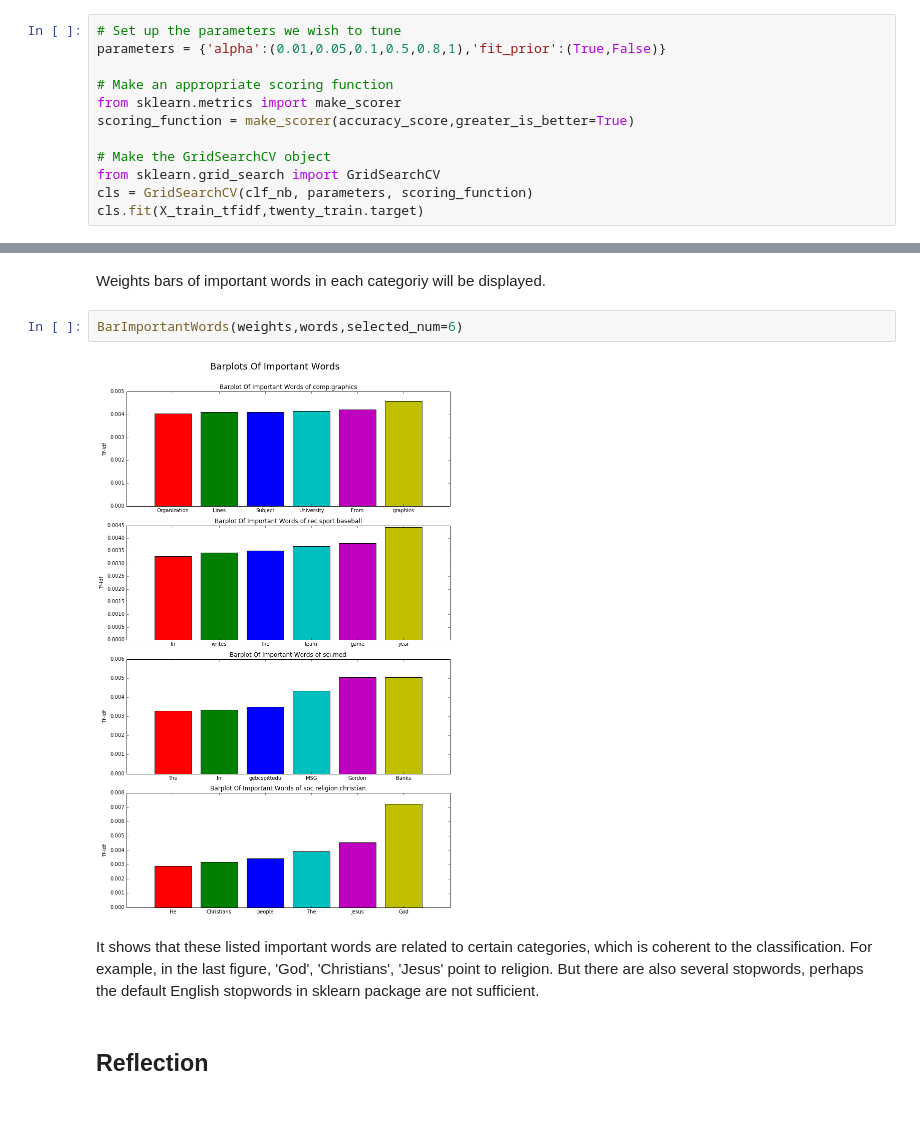
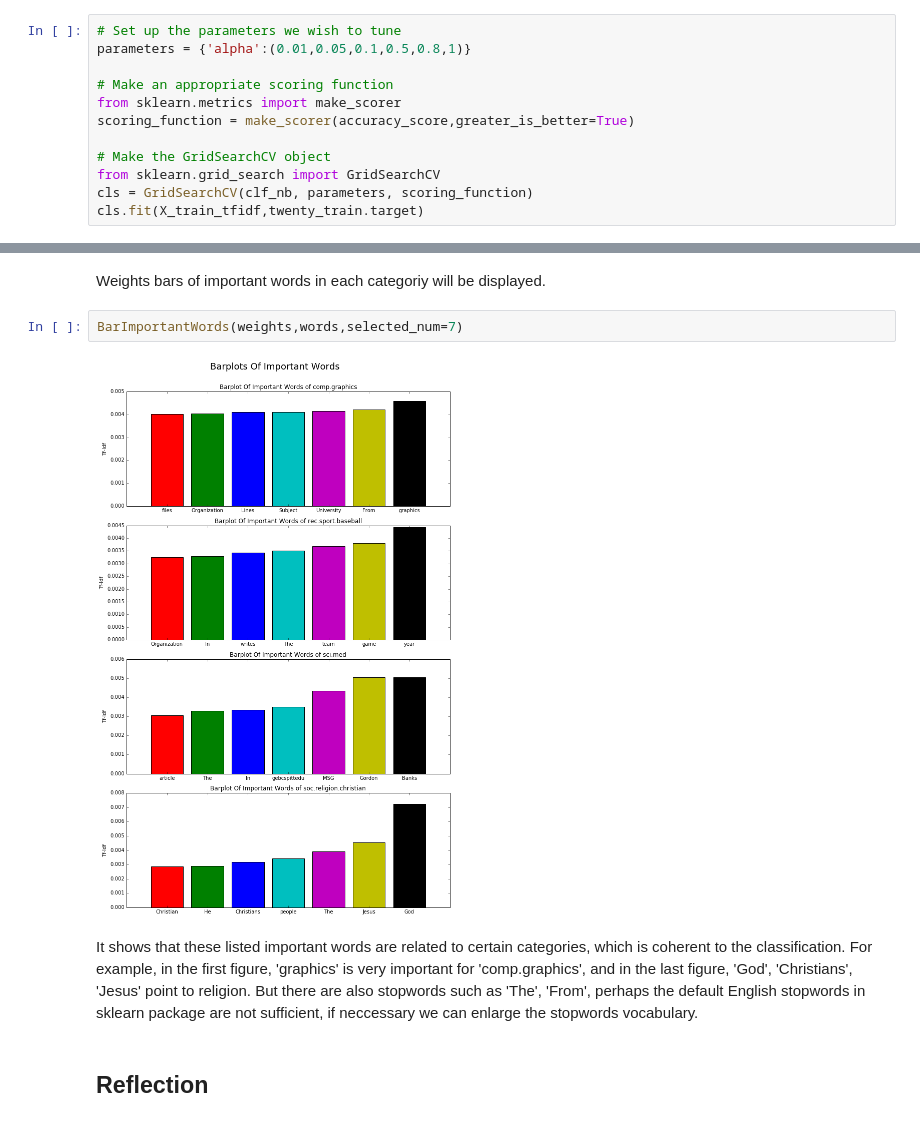
Before and after one commit to richardsun-voyager/MachineLearningNanodegreeProjects, a Jupyter notebook: CapstoneProject/Document Classification Analysis.ipynb, the cells around one changed output, grey strips where cells are left out. Saved outputs shown, nothing was run; the diff lists cells and outputs as text.

```diff
--- a/CapstoneProject/Document Classification Analysis.ipynb
+++ b/CapstoneProject/Document Classification Analysis.ipynb
@@ -477,7 +503,7 @@ I'll use grid search method to tune parameters of Naive Bayes, exactly the value
 from sklearn.metrics import accuracy_score
 # %%
 # Set up the parameters we wish to tune
-parameters = {'alpha':(0.01,0.05,0.1,0.5,0.8,1),'fit_prior':(True,False)}
+parameters = {'alpha':(0.01,0.05,0.1,0.5,0.8,1)}
 
 # Make an appropriate scoring function
 from sklearn.metrics import make_scorer
@@ -736,11 +769,11 @@ def BarImportantWords(weights=None,words=None,selected_num=20):
 # %% [markdown]
 Weights bars of important words in each categoriy will be displayed.
 # %%
-BarImportantWords(weights,words,selected_num=6)
+BarImportantWords(weights,words,selected_num=7)
 # %% [output]
-[figure, old version]
+[figure, new version]
 # %% [markdown]
-It shows that these listed important words are related to certain categories, which is coherent to the classification. For example, in the last figure, 'God', 'Christians', 'Jesus' point to religion. But there are also several stopwords, perhaps the default English stopwords in sklearn package are not sufficient.
+It shows that these listed important words are related to certain categories, which is coherent to the classification. For example, in the first figure, 'graphics' is very important for 'comp.graphics', and in the last figure, 'God', 'Christians', 'Jesus' point to religion. But there are also stopwords such as 'The', 'From', perhaps the default English stopwords in sklearn package are not sufficient, if neccessary we can enlarge the stopwords vocabulary.
 # %% [markdown]
 ## Reflection
 # %% [markdown]
```
Also changed, not shown: parts of 40 cells of this notebook, 10 other files.
